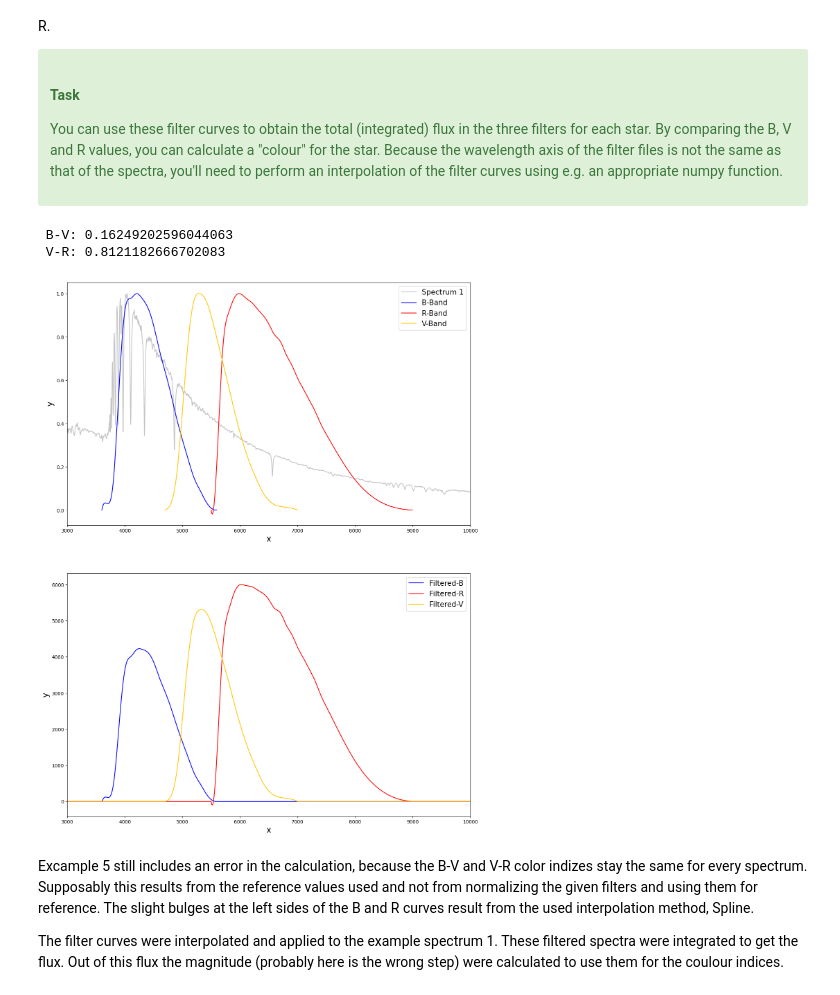
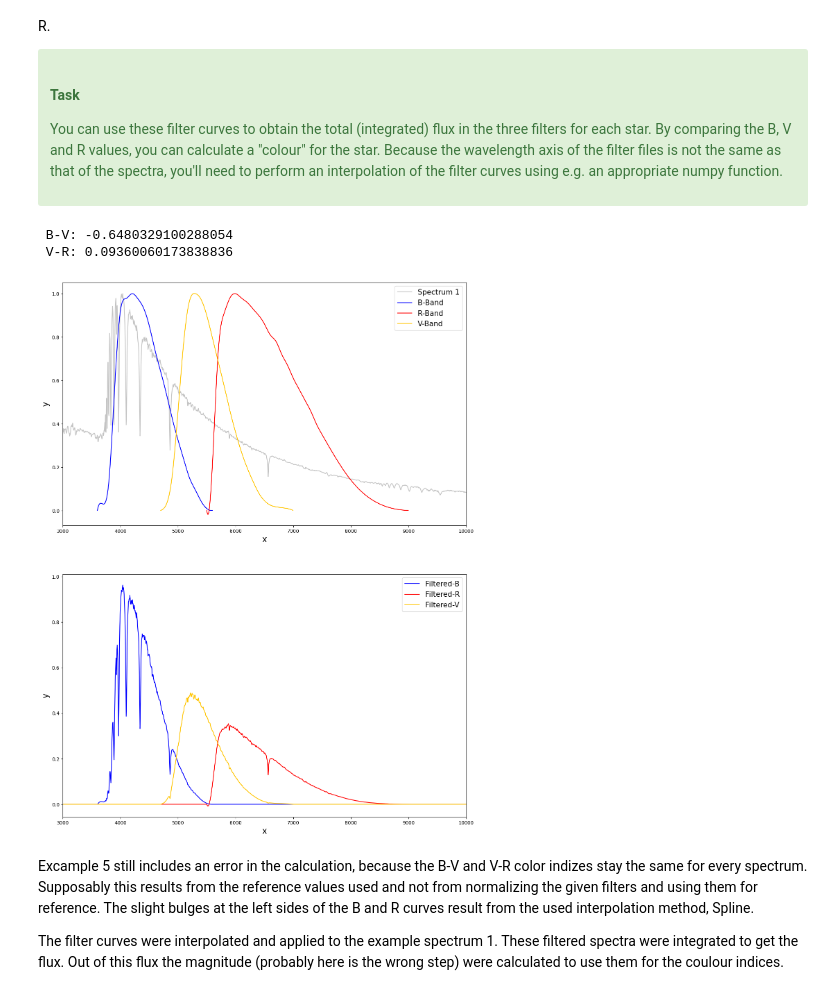
Before and after one commit to B0whunt3r21/AstroPrak, a Jupyter notebook: SpectralTypeClassification.ipynb, the cells around one changed output. Drawn from its saved outputs; the diff is of its cells as text; code cells hidden in the pictures.

```diff
--- a/SpectralTypeClassification.ipynb
+++ b/SpectralTypeClassification.ipynb
@@ -687,9 +687,7 @@ with fits.open(ROOT+PATH+spectrum) as file:
     data = file[0].data
 spectrum = np.arange(header["CRVAL1"], wavelength_end + header["CDELT1"], header["CDELT1"])
 spectrumData = data
-
-spectrumMax = np.max(spectrumData)
-spectrumData_normalized = spectrumData / spectrumMax
+spectrumData_normalized = np.divide(spectrumData, np.max(spectrumData))
 
 #Spline Interpolation
 def spline(xData, yData):
@@ -698,13 +696,13 @@ def spline(xData, yData):
     return [xRange, splev(xRange, tck)]
 
 #Multiply to spectrum and integrate flux
-def apply_filter(spectrum, filter_x, filter_y, filter_axis):
+def apply_filter(spectrum, spectrumData, filter_x, filter_y, filter_axis):
     min_wavelength = min(filter_x)
     max_wavelength = max(filter_x)
     start_index = np.searchsorted(spectrum, min_wavelength, side='left')
     end_index = np.searchsorted(spectrum, max_wavelength, side='right')
     filter_axis[start_index:end_index] = filter_y[:end_index - start_index]
-    filtered_spectrum = spectrum * filter_axis
+    filtered_spectrum = spectrumData * filter_axis
     integrated_flux = np.trapz(filtered_spectrum, dx=5)
     return filtered_spectrum, integrated_flux
 
@@ -757,40 +755,40 @@ filterAxisR = np.zeros_like(spectrum, dtype=float)
 filterAxisV = np.zeros_like(spectrum, dtype=float)
 
 #filter spectra
-filteredSpectrumB, fluxB = apply_filter(spectrum, xB, yB, filterAxisB)
-filteredSpectrumR, fluxR = apply_filter(spectrum, xR, yR, filterAxisR)
-filteredSpectrumV, fluxV = apply_filter(spectrum, xV, yV, filterAxisV)
+filteredSpectrumB, fluxB = apply_filter(spectrum, spectrumData_normalized, xB, yB, filterAxisB)
+filteredSpectrumR, fluxR = apply_filter(spectrum, spectrumData_normalized, xR, yR, filterAxisR)
+filteredSpectrumV, fluxV = apply_filter(spectrum, spectrumData_normalized, xV, yV, filterAxisV)
 
 BV = calcColorIndex(fluxV, fluxB)
 VR = calcColorIndex(fluxR, fluxV)
 
 
 def addLine(ax, x, y, c='#C4C4C4', label=''):
     ax.plot(x, y, c=c, label=label)
     ax.set_xlabel('x', fontsize=17)
     ax.set_ylabel('y', fontsize=17)
     ax.set_xlim([3000, 10000])
     ax.legend(loc='best', fontsize=15)
     return ax
 
 #Plotting
 fig, axes = plt.subplots(2, 1, figsize=(15,20))
 
 addLine(axes[0], spectrum, spectrumData_normalized, label='Spectrum 1')
 addLine(axes[0], xB, yB, '#0000FF', 'B-Band')
 addLine(axes[0], xR, yR, '#FF0000', 'R-Band')
 addLine(axes[0], xV, yV, '#FFC500', 'V-Band')
 
 addLine(axes[1], spectrum, filteredSpectrumB, c='#0000FF', label='Filtered-B')
 addLine(axes[1], spectrum, filteredSpectrumR, c='#FF0000', label='Filtered-R')
 addLine(axes[1], spectrum, filteredSpectrumV, c='#FFC500', label='Filtered-V')
 
 
 print(f' B-V: {BV} \n V-R: {VR}')
 # %% [output]
- B-V: 0.16249202596044063
- V-R: 0.8121182666702083
+ B-V: -0.6480329100288054
+ V-R: 0.09360060173838836
-[figure, old version]
+[figure, new version]
 # %% [markdown]
 Excample 5 still includes an error in the calculation, because the B-V and V-R color indizes stay the same for every spectrum.
 Supposably this results from the reference values used and not from normalizing the given filters and using them for reference.
```
Also changed, not shown: parts of 1 cell of this notebook.
